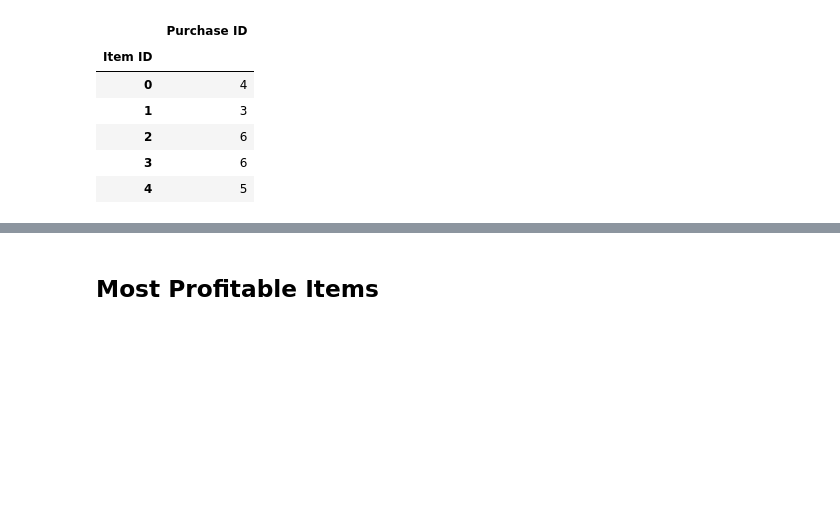
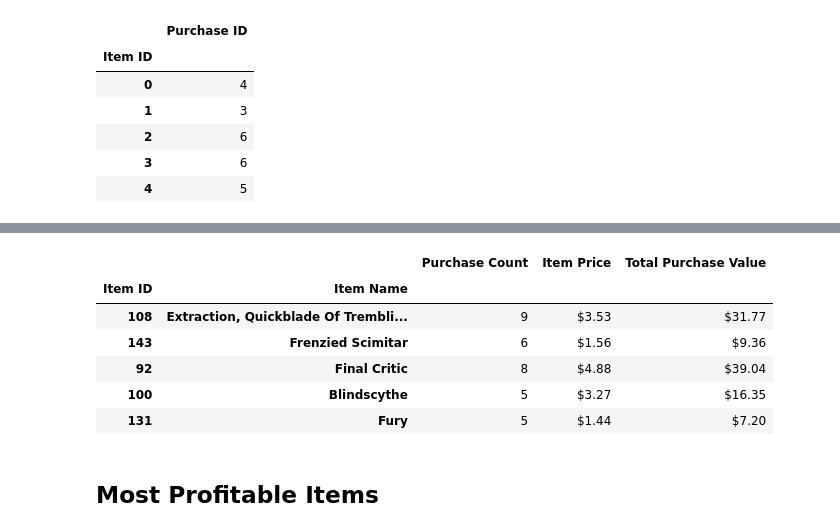
Before and after one commit to katpin/UTADV_HW4_Pandas, a Jupyter notebook: HeroesOfPymoli_starter_book.ipynb, the cells around one changed output, grey strips where cells are left out. Cells and saved outputs as stored; diff of their text form; code cells hidden in the pictures; blank space fills up the shorter version.

```diff
--- a/HeroesOfPymoli_starter_book.ipynb
+++ b/HeroesOfPymoli_starter_book.ipynb
@@ -404,3 +404,8 @@ test.set_index('SN')
 
 
 * Display a preview of the summary data frame
+# %%
+item_nm = purchase_data.set_index(['Item ID','Item Name'])
+item_nm = item_nm[~item_nm.index.duplicated(keep='first')]
+item_nm = item_nm[['Price']]
+item_nm.head()
@@ -416,10 +428,3 @@ item_pc.head()
 | 2 | 6 |
 | 3 | 6 |
 | 4 | 5 |
-# %%
-item_nm = pd.DataFrame(purchase_data.groupby(by='Item Name').mean())
-item_nm['Item ID'] = item_nm['Item ID'].astype(int)
-item_nm = item_nm.reset_index()
-item_nm = item_nm[['Item Name', 'Item ID', 'Price']]
-item_nm = item_nm.set_index('Item ID')
-item_nm.head()
@@ -452,3 +431,20 @@ dtype: int64
+# %%
+item_pop = item_pc.merge(item_nm,left_index=True,right_index=True)
+item_pop.columns = ['Purchase Count','Item Price']
+item_pop['Total Purchase Value'] = item_pop['Purchase Count']*item_pop['Item Price']
+
+item_pop['Item Price'] = item_pop['Item Price'].astype(float).map("${:,.2f}".format)
+item_pop['Total Purchase Value'] = item_pop['Total Purchase Value'].astype(float).map("${:,.2f}".format)
+
+item_pop.head()
+# %% [output]
+|  |  | Purchase Count | Item Price | Total Purchase Value |
+| Item ID | Item Name |  |  |  |
+| 108 | Extraction, Quickblade Of Trembli... | 9 | $3.53 | $31.77 |
+| 143 | Frenzied Scimitar | 6 | $1.56 | $9.36 |
+| 92 | Final Critic | 8 | $4.88 | $39.04 |
+| 100 | Blindscythe | 5 | $3.27 | $16.35 |
+| 131 | Fury | 5 | $1.44 | $7.20 |
 # %% [markdown]
 ## Most Profitable Items
 # %% [markdown]
```
Also changed, not shown: parts of 6 cells of this notebook.
